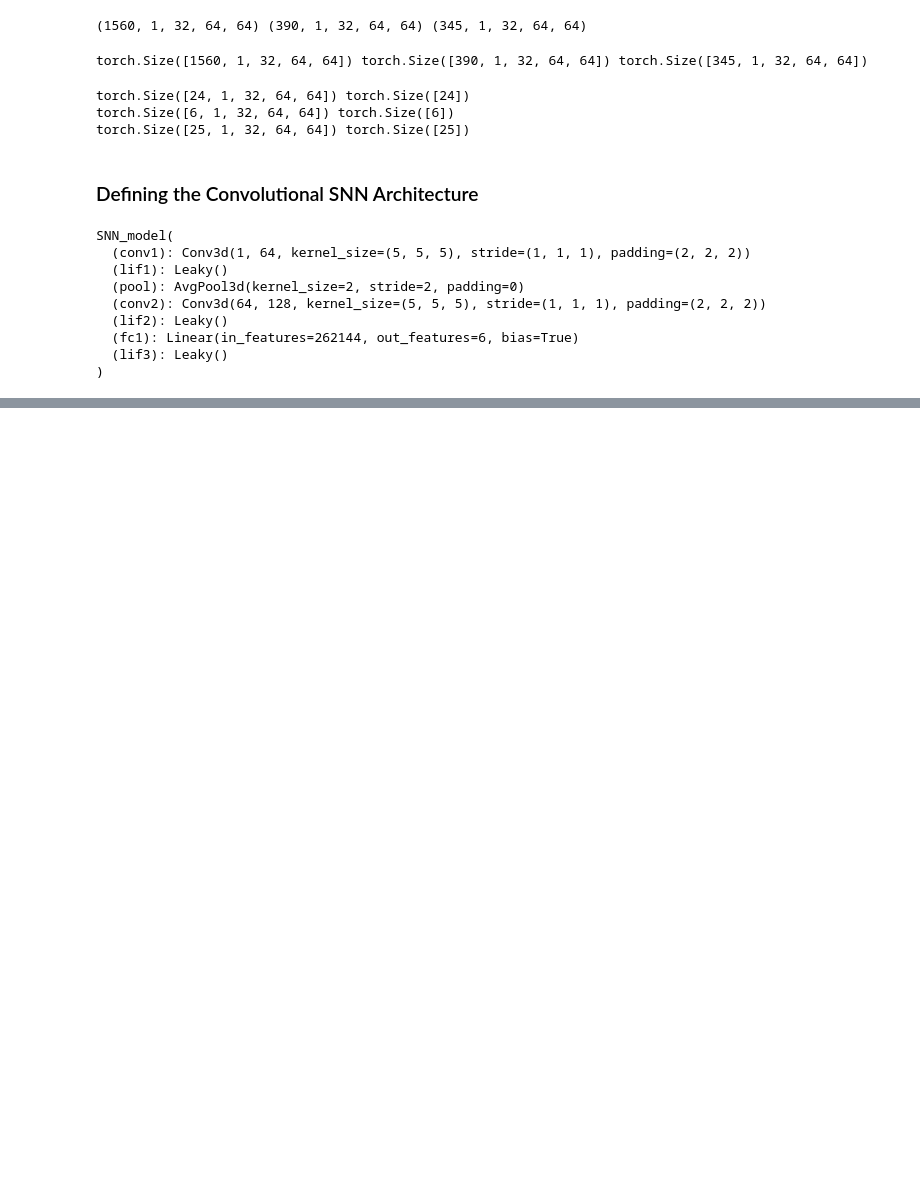
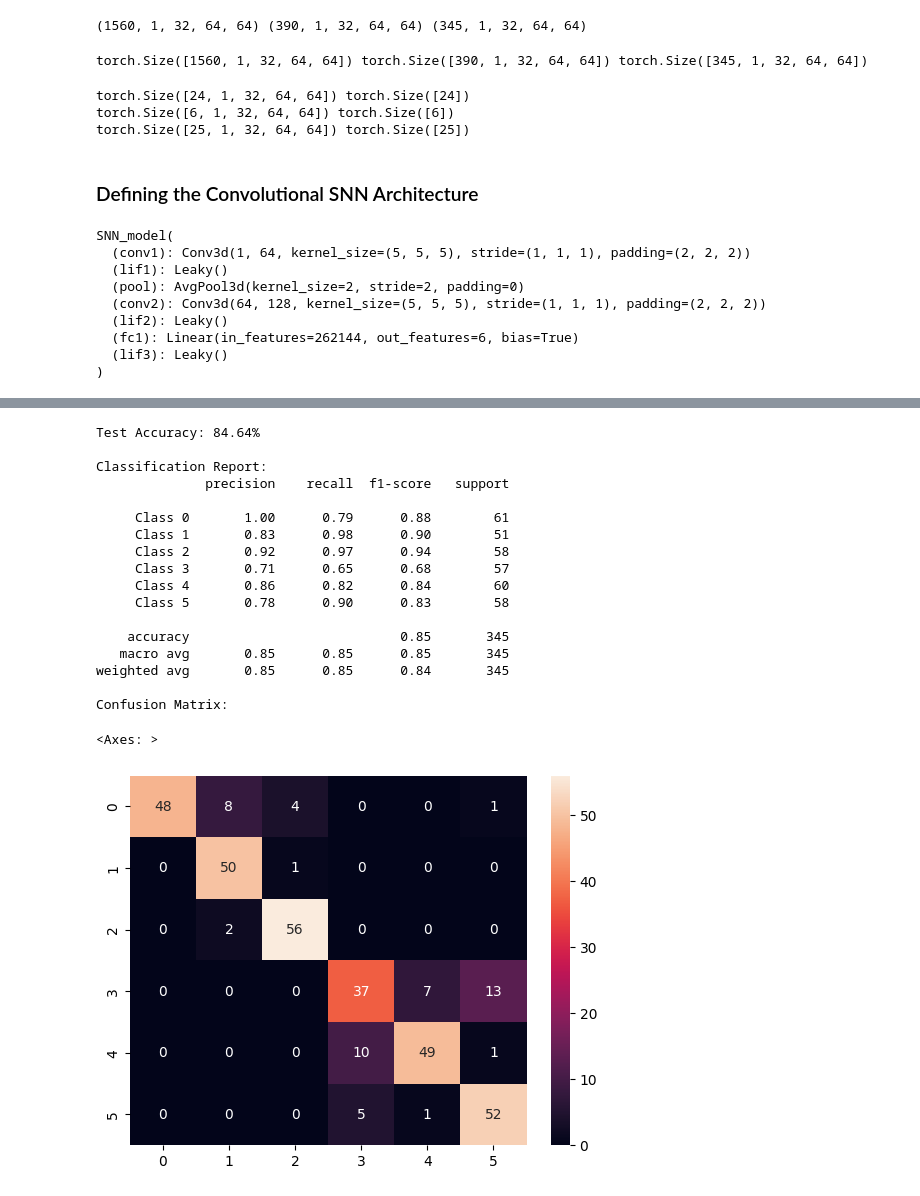
Before and after one commit to prasadgit07143/Kaggle, a Jupyter notebook: sfa-csnn-kth.ipynb, the cells around one changed output, grey strips where cells are left out. Saved outputs shown, nothing was run; the diff lists cells and outputs as text; code cells hidden in the pictures; blank space fills up the shorter version.

```diff
--- a/sfa-csnn-kth.ipynb
+++ b/sfa-csnn-kth.ipynb
@@ -410,0 +374,49 @@ y_test_true, y_test_pred = evaluate_model(snn_model, test_loader, num_steps)
+# %%
+model.load_state_dict(torch.load(best_model_path))
+
+model.eval()
+test_correct = 0
+test_total = 0
+all_labels = []
+all_preds = []
+
+with torch.no_grad():
+    for inputs, labels in test_loader:
+        inputs, labels = inputs.to(device), labels.to(device)
+        outputs = model(inputs)
+        _, predicted = torch.max(outputs, 1)
+        test_total += labels.size(0)
+        test_correct += (predicted == labels).sum().item()
+
+        all_labels.extend(labels.cpu().numpy())
+        all_preds.extend(predicted.cpu().numpy())
+
+test_accuracy = 100 * test_correct / test_total
+print(f"Test Accuracy: {test_accuracy:.2f}%")
+
+print("\nClassification Report:")
+print(metrics.classification_report(all_labels, all_preds, target_names=[f'Class {i}' for i in range(6)]))
+
+conf_matrix = metrics.confusion_matrix(all_labels, all_preds)
+print("Confusion Matrix:")
+sns.heatmap(conf_matrix, annot = True)
+# %% [output]
+Test Accuracy: 84.64%
+
+Classification Report:
+              precision    recall  f1-score   support
+
+     Class 0       1.00      0.79      0.88        61
+     Class 1       0.83      0.98      0.90        51
+     Class 2       0.92      0.97      0.94        58
+     Class 3       0.71      0.65      0.68        57
+     Class 4       0.86      0.82      0.84        60
+     Class 5       0.78      0.90      0.83        58
+
+    accuracy                           0.85       345
+   macro avg       0.85      0.85      0.85       345
+weighted avg       0.85      0.85      0.84       345
+
+Confusion Matrix:
+<Axes: >
+[figure, added]
```
Also changed, not shown: parts of 8 cells of this notebook.
